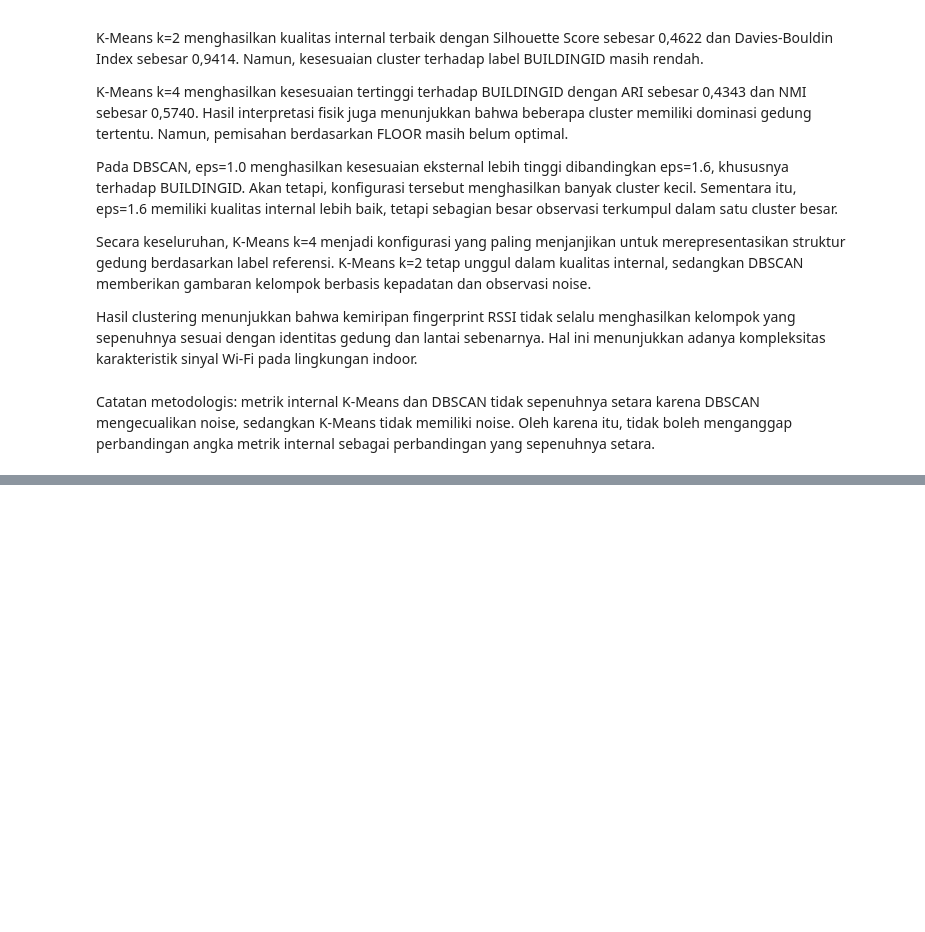
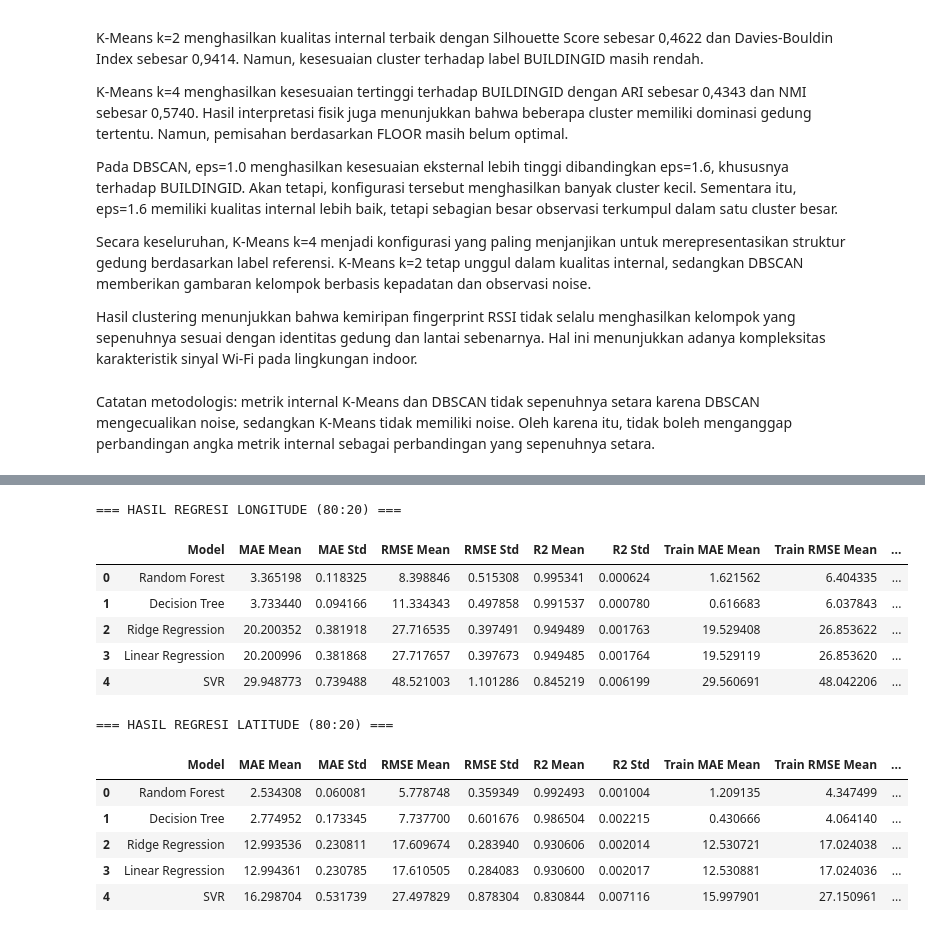
Before and after one commit to Fadhlrahman/TUBES-DEEP-LEARNING, a Jupyter notebook: telco.ipynb, the cells around one changed output, grey strips where cells are left out. Cells and saved outputs as stored; diff of their text form; code cells hidden in the pictures; blank space fills up the shorter version.

```diff
--- a/telco.ipynb
+++ b/telco.ipynb
@@ -2317,0 +2816,38 @@ Catatan metodologis: metrik internal K-Means dan DBSCAN tidak sepenuhnya setara
+# %%
+# Evaluasi regresi LONGITUDE
+results_longitude_80 = evaluate_regression_cv(
+    models=regression_models,
+    X=X_train_80,
+    y=y_longitude_80,
+    cv=cv_regression
+)
+
+print("=== HASIL REGRESI LONGITUDE (80:20) ===")
+display(results_longitude_80)
+
+
+# Evaluasi regresi LATITUDE
+results_latitude_80 = evaluate_regression_cv(
+    models=regression_models,
+    X=X_train_80,
+    y=y_latitude_80,
+    cv=cv_regression
+)
+
+print("=== HASIL REGRESI LATITUDE (80:20) ===")
+display(results_latitude_80)
+# %% [output]
+=== HASIL REGRESI LONGITUDE (80:20) ===
+|  | Model | MAE Mean | MAE Std | RMSE Mean | RMSE Std | R2 Mean | R2 Std | Train MAE Mean | Train RMSE Mean | ... |
+| 0 | Random Forest | 3.365198 | 0.118325 | 8.398846 | 0.515308 | 0.995341 | 0.000624 | 1.621562 | 6.404335 | ... |
+| 1 | Decision Tree | 3.733440 | 0.094166 | 11.334343 | 0.497858 | 0.991537 | 0.000780 | 0.616683 | 6.037843 | ... |
+| 2 | Ridge Regression | 20.200352 | 0.381918 | 27.716535 | 0.397491 | 0.949489 | 0.001763 | 19.529408 | 26.853622 | ... |
+| 3 | Linear Regression | 20.200996 | 0.381868 | 27.717657 | 0.397673 | 0.949485 | 0.001764 | 19.529119 | 26.853620 | ... |
+| 4 | SVR | 29.948773 | 0.739488 | 48.521003 | 1.101286 | 0.845219 | 0.006199 | 29.560691 | 48.042206 | ... |
+=== HASIL REGRESI LATITUDE (80:20) ===
+|  | Model | MAE Mean | MAE Std | RMSE Mean | RMSE Std | R2 Mean | R2 Std | Train MAE Mean | Train RMSE Mean | ... |
+| 0 | Random Forest | 2.534308 | 0.060081 | 5.778748 | 0.359349 | 0.992493 | 0.001004 | 1.209135 | 4.347499 | ... |
+| 1 | Decision Tree | 2.774952 | 0.173345 | 7.737700 | 0.601676 | 0.986504 | 0.002215 | 0.430666 | 4.064140 | ... |
+| 2 | Ridge Regression | 12.993536 | 0.230811 | 17.609674 | 0.283940 | 0.930606 | 0.002014 | 12.530721 | 17.024038 | ... |
+| 3 | Linear Regression | 12.994361 | 0.230785 | 17.610505 | 0.284083 | 0.930600 | 0.002017 | 12.530881 | 17.024036 | ... |
+| 4 | SVR | 16.298704 | 0.531739 | 27.497829 | 0.878304 | 0.830844 | 0.007116 | 15.997901 | 27.150961 | ... |
```
Also changed, not shown: parts of 53 cells of this notebook.
